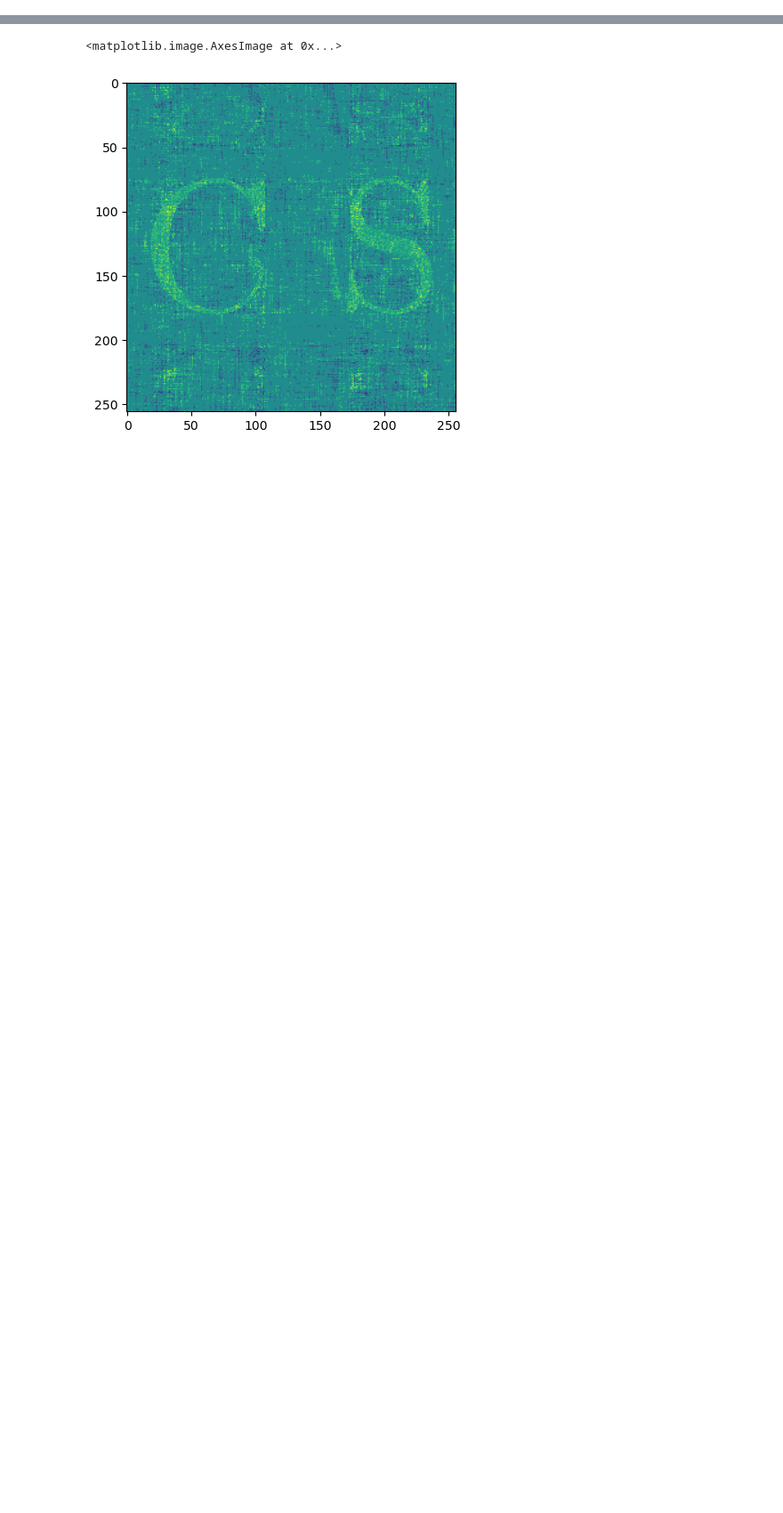
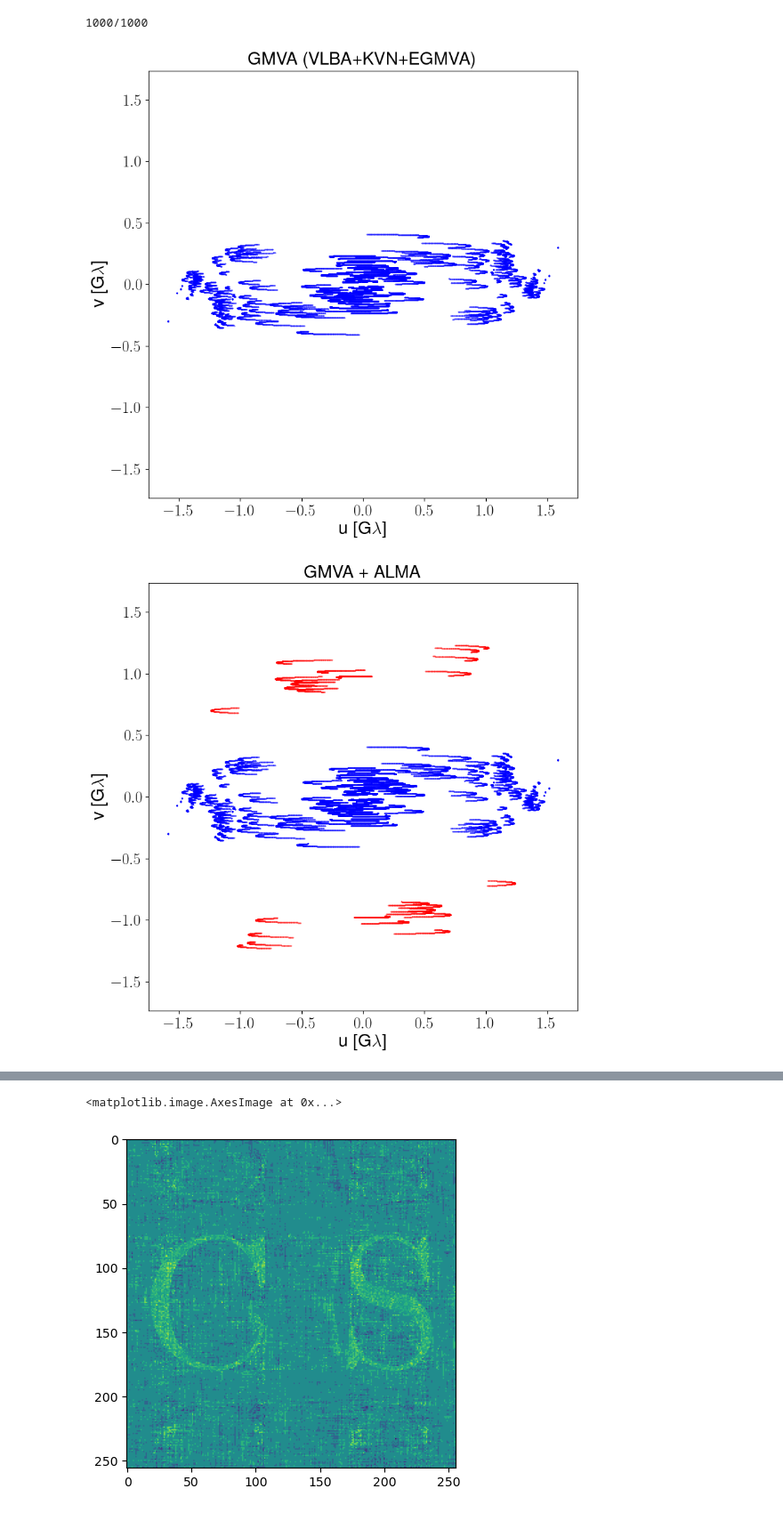
Before and after one commit to flep198/vlbi_visualizer, a Jupyter notebook: VLBI_visualizer.ipynb, the cells around one changed output, grey strips where cells are left out. Shown at 89% size. Drawn from its saved outputs; the diff is of its cells as text; code cells hidden in the pictures; blank space fills up the shorter version.

```diff
--- a/VLBI_visualizer.ipynb
+++ b/VLBI_visualizer.ipynb
@@ -426,0 +393,44 @@ plt.show()
+# %%
+plt.rcParams.update({
+    "text.usetex": True,
+    "font.family": "Helvetica"
+})
+
+
+source=[34.45,1.747] #PKS 0215+015
+fit=plt.figure(figsize=(8,8))
+
+uv_coverage1=simulateUV(gmva,source,n_iter=1000,elev_lim=10,obsstart=0,obsend=24)
+uv_coverage2=simulateUV(gmva_alma,source,n_iter=1000,elev_lim=10,obsstart=0,obsend=24)
+uv_coverage3=simulateUV(gmva_alma_atca,source,n_iter=1000,elev_lim=10,obsstart=0,obsend=24)
+
+plotUVdata(uv_coverage1,wavelength=7e-6)
+
+plt.title("GMVA (VLBA+KVN+EGMVA)",fontsize=20)
+plt.axis('equal')
+plt.tight_layout()
+plt.savefig("uvplaneGMVA.pdf")
+plt.show()
+
+fit=plt.figure(figsize=(8,8))
+highlight_baselines=getHighlightBaselines(gmva_alma,[16])
+plotUVdata(uv_coverage2,highlight_baselines=[highlight_baselines],wavelength=7e-6)
+plt.axis('equal')
+plt.title("GMVA + ALMA",fontsize=20)
+plt.tight_layout()
+plt.savefig("uvplaneGMVA+AlMA.pdf")
+plt.show()
+
+fit=plt.figure(figsize=(8,8))
+highlight_baselines=getHighlightBaselines(gmva_alma_atca,[16])
+highlight_baselines2=getHighlightBaselines(gmva_alma_atca,[17,18])
+plotUVdata(uv_coverage3,highlight_baselines=[highlight_baselines,highlight_baselines2],wavelength=7e-6)
+plt.axis('equal')
+plt.title("GMVA + ALMA + ATCA/Mopra",fontsize=20)
+plt.tight_layout()
+plt.savefig("uvplaneGMVA+ALMA+ATCA+MOPRA.pdf")
+plt.show()
+# %% [output]
+1000/1000
+[figure, added]
+[figure, added]
```
Also changed, not shown: parts of 4 cells of this notebook, 4 other files.
